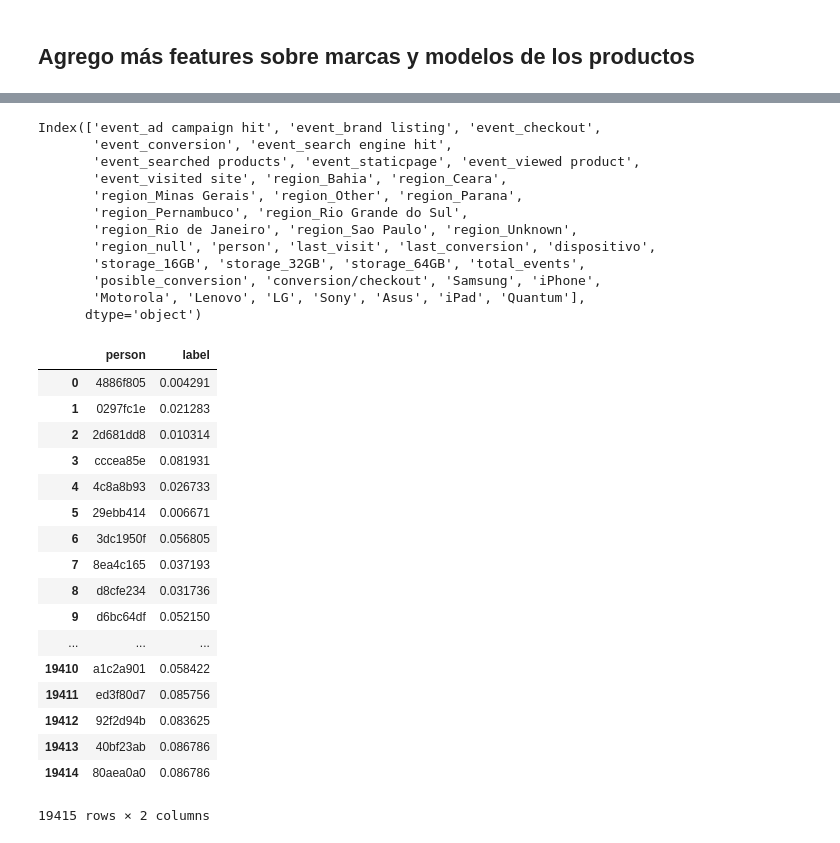
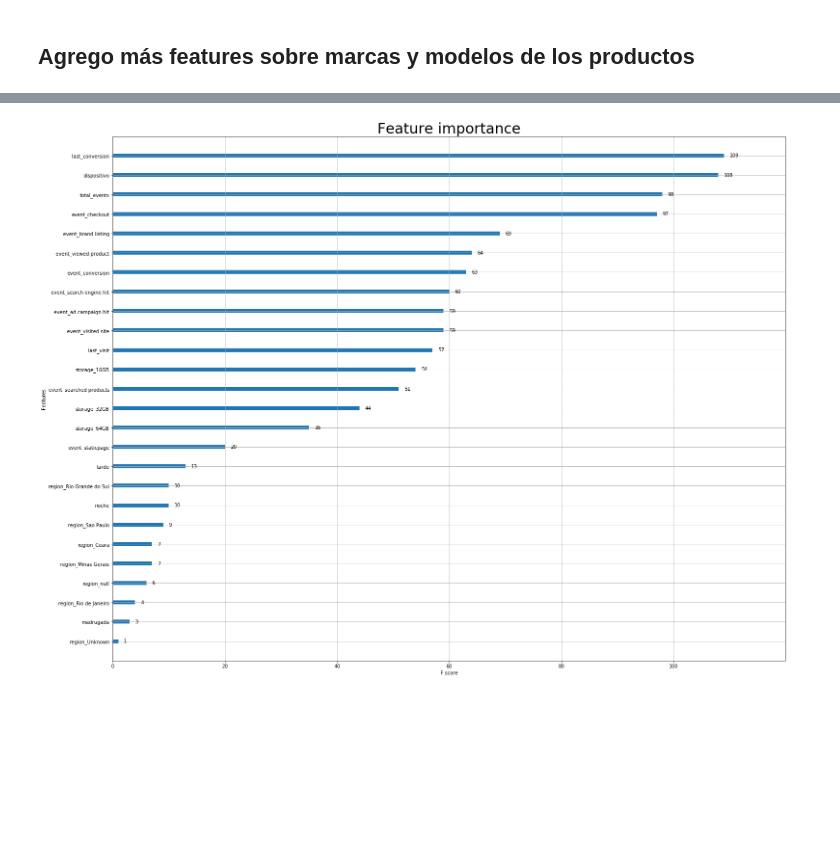
Before and after one commit to IgnacioKomar/OrganizacionDeDatos, a Jupyter notebook: TP2/TP2_Marcas_ Entradas.ipynb, the cells around one changed output, grey strips where cells are left out. Drawn from its saved outputs; the diff is of its cells as text; code cells hidden in the pictures; blank space fills up the shorter version.

```diff
--- a/TP2/TP2_Marcas_ Entradas.ipynb
+++ b/TP2/TP2_Marcas_ Entradas.ipynb
@@ -409,15 +464,0 @@ scores.mean()
-# %%
-new_set_features.columns
-# %% [output]
-Index(['event_ad campaign hit', 'event_brand listing', 'event_checkout',
-       'event_conversion', 'event_search engine hit',
-       'event_searched products', 'event_staticpage', 'event_viewed product',
-       'event_visited site', 'region_Bahia', 'region_Ceara',
-       'region_Minas Gerais', 'region_Other', 'region_Parana',
-       'region_Pernambuco', 'region_Rio Grande do Sul',
-       'region_Rio de Janeiro', 'region_Sao Paulo', 'region_Unknown',
-       'region_null', 'person', 'last_visit', 'last_conversion', 'dispositivo',
-       'storage_16GB', 'storage_32GB', 'storage_64GB', 'total_events',
-       'posible_conversion', 'conversion/checkout', 'Samsung', 'iPhone',
-       'Motorola', 'Lenovo', 'LG', 'Sony', 'Asus', 'iPad', 'Quantum'],
-      dtype='object')
@@ -434,21 +465,8 @@ dfTest.to_csv('submit_predicciones.csv', index=False)
-# %%
-pd.read_csv('submit_predicciones.csv')
-# %% [output]
-|  | person | label |
-| 0 | 4886f805 | 0.004291 |
-| 1 | 0297fc1e | 0.021283 |
-| 2 | 2d681dd8 | 0.010314 |
-| 3 | cccea85e | 0.081931 |
-| 4 | 4c8a8b93 | 0.026733 |
-| 5 | 29ebb414 | 0.006671 |
-| 6 | 3dc1950f | 0.056805 |
-| 7 | 8ea4c165 | 0.037193 |
-| 8 | d8cfe234 | 0.031736 |
-| 9 | d6bc64df | 0.052150 |
-| ... | ... | ... |
-| 19410 | a1c2a901 | 0.058422 |
-| 19411 | ed3f80d7 | 0.085756 |
-| 19412 | 92f2d94b | 0.083625 |
-| 19413 | 40bf23ab | 0.086786 |
-| 19414 | 80aea0a0 | 0.086786 |
-19415 rows × 2 columns
+# %%
+#Grafico la importancia de los features
+xgb.plot_importance(XGBC)
+plt.rcParams['figure.figsize'] = [30, 30]
+plt.title('Feature importance', size = 30)
+plt.show()
+# %% [output]
+[figure, added]
```
Also changed, not shown: parts of 37 cells of this notebook.
